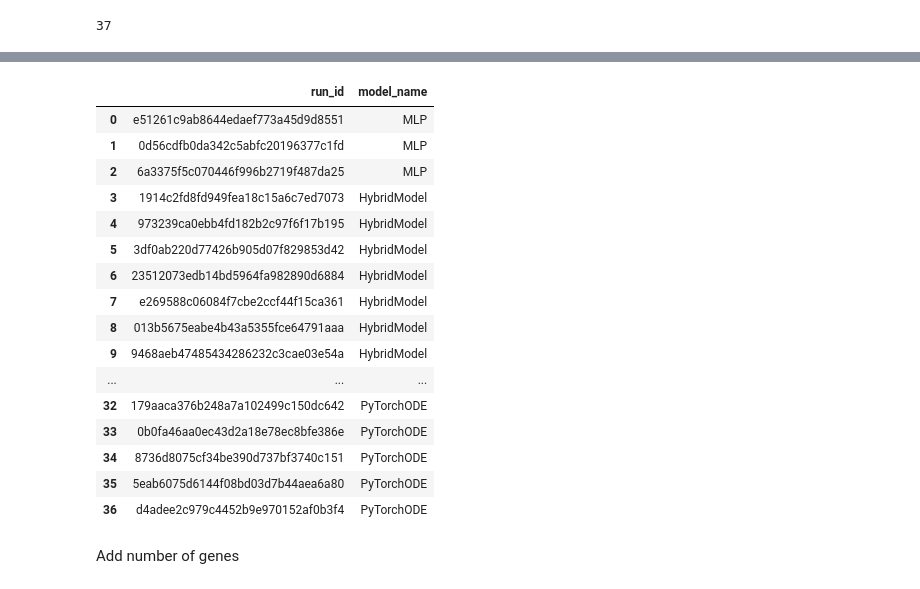
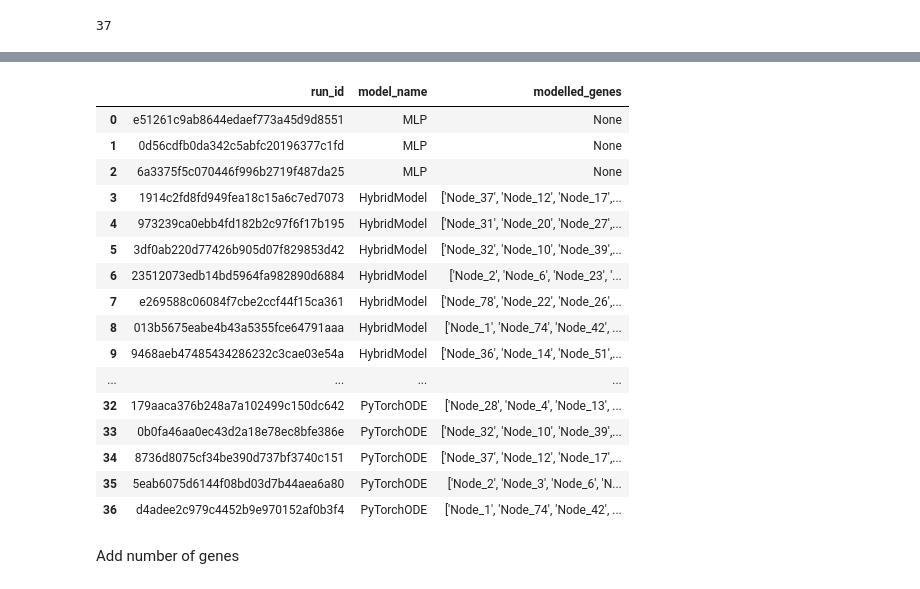
Before and after one commit to CropXR/HALCYON, a Jupyter notebook: notebooks/03_loading_and_plotting_from_mlflow_for_different_MM_sizes.ipynb, the cells around one changed output, grey strips where cells are left out. Saved outputs shown, nothing was run; the diff lists cells and outputs as text; code cells hidden in the pictures.

```diff
--- a/notebooks/03_loading_and_plotting_from_mlflow_for_different_MM_sizes.ipynb
+++ b/notebooks/03_loading_and_plotting_from_mlflow_for_different_MM_sizes.ipynb
@@ -92,29 +92,31 @@ raw_predictions_df.head()
 # %%
 model_name_records = []
 for run_id in raw_predictions_df['run_id'].unique():
+    run = mlflow.get_run(run_id)
     model_name_records.append({
         'run_id': run_id,
-        'model_name': mlflow.get_run(run_id).data.tags['mlflow.runName']})
+        'model_name': run.data.tags['mlflow.runName'],
+        'modelled_genes': run.data.params.get('modelled_gene_labels', None)})
 model_name_df = pd.DataFrame(model_name_records)
 model_name_df
 # %% [output]
-|  | run_id | model_name |
-| 0 | e51261c9ab8644edaef773a45d9d8551 | MLP |
-| 1 | 0d56cdfb0da342c5abfc20196377c1fd | MLP |
-| 2 | 6a3375f5c070446f996b2719f487da25 | MLP |
-| 3 | 1914c2fd8fd949fea18c15a6c7ed7073 | HybridModel |
-| 4 | 973239ca0ebb4fd182b2c97f6f17b195 | HybridModel |
-| 5 | 3df0ab220d77426b905d07f829853d42 | HybridModel |
-| 6 | 23512073edb14bd5964fa982890d6884 | HybridModel |
-| 7 | e269588c06084f7cbe2ccf44f15ca361 | HybridModel |
-| 8 | 013b5675eabe4b43a5355fce64791aaa | HybridModel |
-| 9 | 9468aeb47485434286232c3cae03e54a | HybridModel |
-| ... | ... | ... |
-| 32 | 179aaca376b248a7a102499c150dc642 | PyTorchODE |
-| 33 | 0b0fa46aa0ec43d2a18e78ec8bfe386e | PyTorchODE |
-| 34 | 8736d8075cf34be390d737bf3740c151 | PyTorchODE |
-| 35 | 5eab6075d6144f08bd03d7b44aea6a80 | PyTorchODE |
-| 36 | d4adee2c979c4452b9e970152af0b3f4 | PyTorchODE |
+|  | run_id | model_name | modelled_genes |
+| 0 | e51261c9ab8644edaef773a45d9d8551 | MLP | None |
+| 1 | 0d56cdfb0da342c5abfc20196377c1fd | MLP | None |
+| 2 | 6a3375f5c070446f996b2719f487da25 | MLP | None |
+| 3 | 1914c2fd8fd949fea18c15a6c7ed7073 | HybridModel | ['Node_37', 'Node_12', 'Node_17',... |
+| 4 | 973239ca0ebb4fd182b2c97f6f17b195 | HybridModel | ['Node_31', 'Node_20', 'Node_27',... |
+| 5 | 3df0ab220d77426b905d07f829853d42 | HybridModel | ['Node_32', 'Node_10', 'Node_39',... |
+| 6 | 23512073edb14bd5964fa982890d6884 | HybridModel | ['Node_2', 'Node_6', 'Node_23', '... |
+| 7 | e269588c06084f7cbe2ccf44f15ca361 | HybridModel | ['Node_78', 'Node_22', 'Node_26',... |
+| 8 | 013b5675eabe4b43a5355fce64791aaa | HybridModel | ['Node_1', 'Node_74', 'Node_42', ... |
+| 9 | 9468aeb47485434286232c3cae03e54a | HybridModel | ['Node_36', 'Node_14', 'Node_51',... |
+| ... | ... | ... | ... |
+| 32 | 179aaca376b248a7a102499c150dc642 | PyTorchODE | ['Node_28', 'Node_4', 'Node_13', ... |
+| 33 | 0b0fa46aa0ec43d2a18e78ec8bfe386e | PyTorchODE | ['Node_32', 'Node_10', 'Node_39',... |
+| 34 | 8736d8075cf34be390d737bf3740c151 | PyTorchODE | ['Node_37', 'Node_12', 'Node_17',... |
+| 35 | 5eab6075d6144f08bd03d7b44aea6a80 | PyTorchODE | ['Node_2', 'Node_3', 'Node_6', 'N... |
+| 36 | d4adee2c979c4452b9e970152af0b3f4 | PyTorchODE | ['Node_1', 'Node_74', 'Node_42', ... |
 # %%
 raw_predictions_df = pd.merge(raw_predictions_df, model_name_df, on='run_id')
 # %% [markdown]
```
Also changed, not shown: parts of 26 cells of this notebook.
